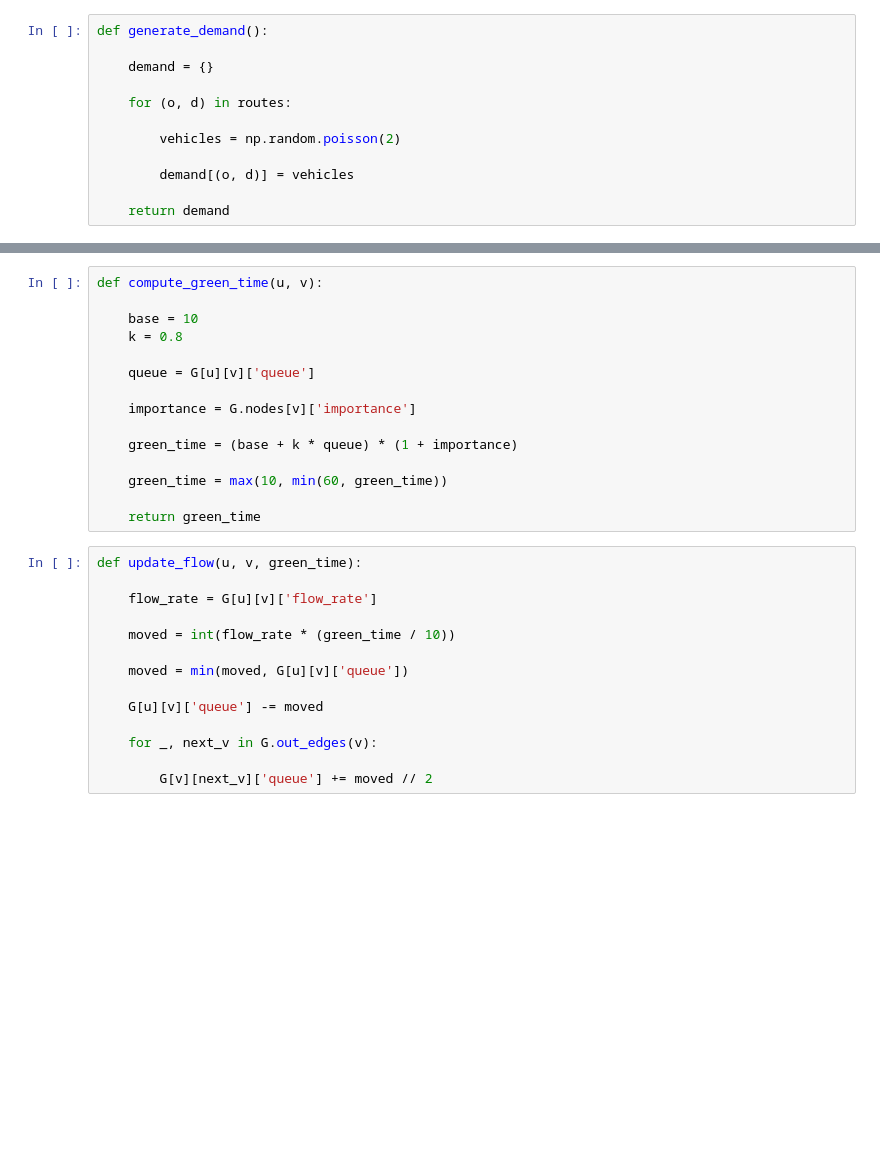
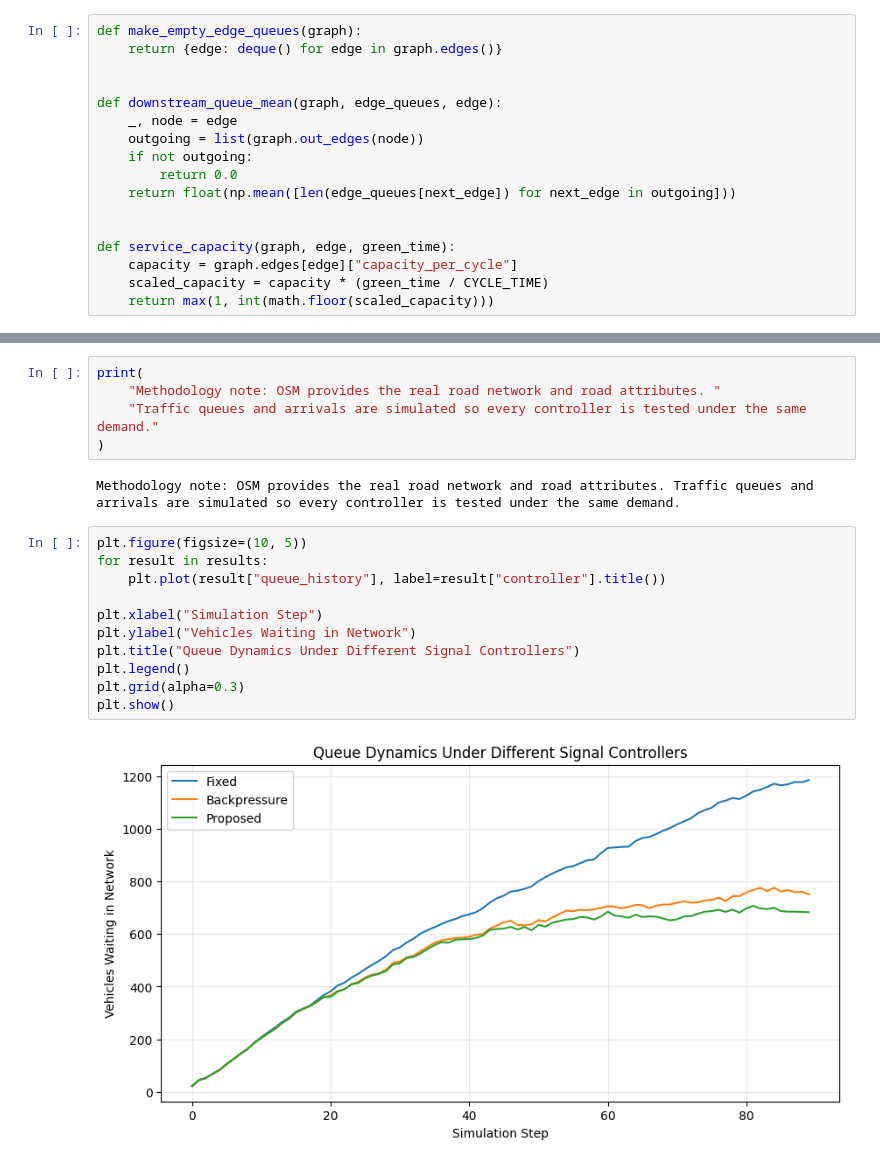
Before and after one commit to Dhairya0531/Complex_Network, a Jupyter notebook: main.ipynb, the cells around one changed output, grey strips where cells are left out. Cells and saved outputs as stored; diff of their text form; blank space fills up the shorter version.

```diff
--- a/main.ipynb
+++ b/main.ipynb
@@ -51,13 +164,18 @@ for o in origins:
 # %%
-def generate_demand():
+def make_empty_edge_queues(graph):
+    return {edge: deque() for edge in graph.edges()}
 
-    demand = {}
 
-    for (o, d) in routes:
+def downstream_queue_mean(graph, edge_queues, edge):
+    _, node = edge
+    outgoing = list(graph.out_edges(node))
+    if not outgoing:
+        return 0.0
+    return float(np.mean([len(edge_queues[next_edge]) for next_edge in outgoing]))
 
-        vehicles = np.random.poisson(2)
 
-        demand[(o, d)] = vehicles
-
-    return demand
+def service_capacity(graph, edge, green_time):
+    capacity = graph.edges[edge]["capacity_per_cycle"]
+    scaled_capacity = capacity * (green_time / CYCLE_TIME)
+    return max(1, int(math.floor(scaled_capacity)))
 # %%
@@ -111,30 +306,21 @@ def select_phase(node):
 # %%
-def compute_green_time(u, v):
-
-    base = 10
-    k = 0.8
-
-    queue = G[u][v]['queue']
-
-    importance = G.nodes[v]['importance']
-
-    green_time = (base + k * queue) * (1 + importance)
-
-    green_time = max(10, min(60, green_time))
-
-    return green_time
+print(
+    "Methodology note: OSM provides the real road network and road attributes. "
+    "Traffic queues and arrivals are simulated so every controller is tested under the same demand."
+)
+# %% [output]
+Methodology note: OSM provides the real road network and road attributes. Traffic queues and arrivals are simulated so every controller is tested under the same demand.
 # %%
-def update_flow(u, v, green_time):
+plt.figure(figsize=(10, 5))
+for result in results:
+    plt.plot(result["queue_history"], label=result["controller"].title())
 
-    flow_rate = G[u][v]['flow_rate']
-
-    moved = int(flow_rate * (green_time / 10))
-
-    moved = min(moved, G[u][v]['queue'])
-
-    G[u][v]['queue'] -= moved
-
-    for _, next_v in G.out_edges(v):
-
-        G[v][next_v]['queue'] += moved // 2
+plt.xlabel("Simulation Step")
+plt.ylabel("Vehicles Waiting in Network")
+plt.title("Queue Dynamics Under Different Signal Controllers")
+plt.legend()
+plt.grid(alpha=0.3)
+plt.show()
+# %% [output]
+[figure, added]
 # %%
```
Also changed, not shown: parts of 13 cells of this notebook.
